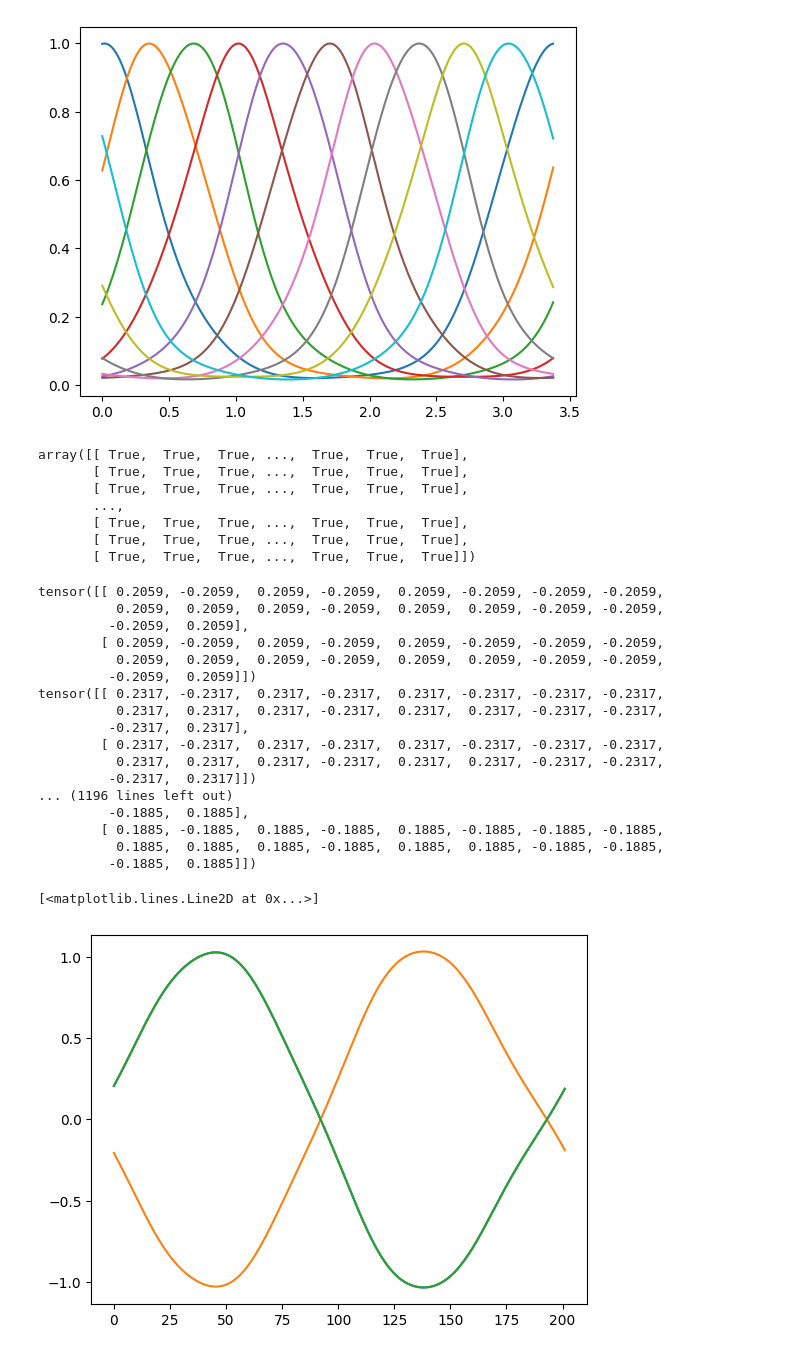
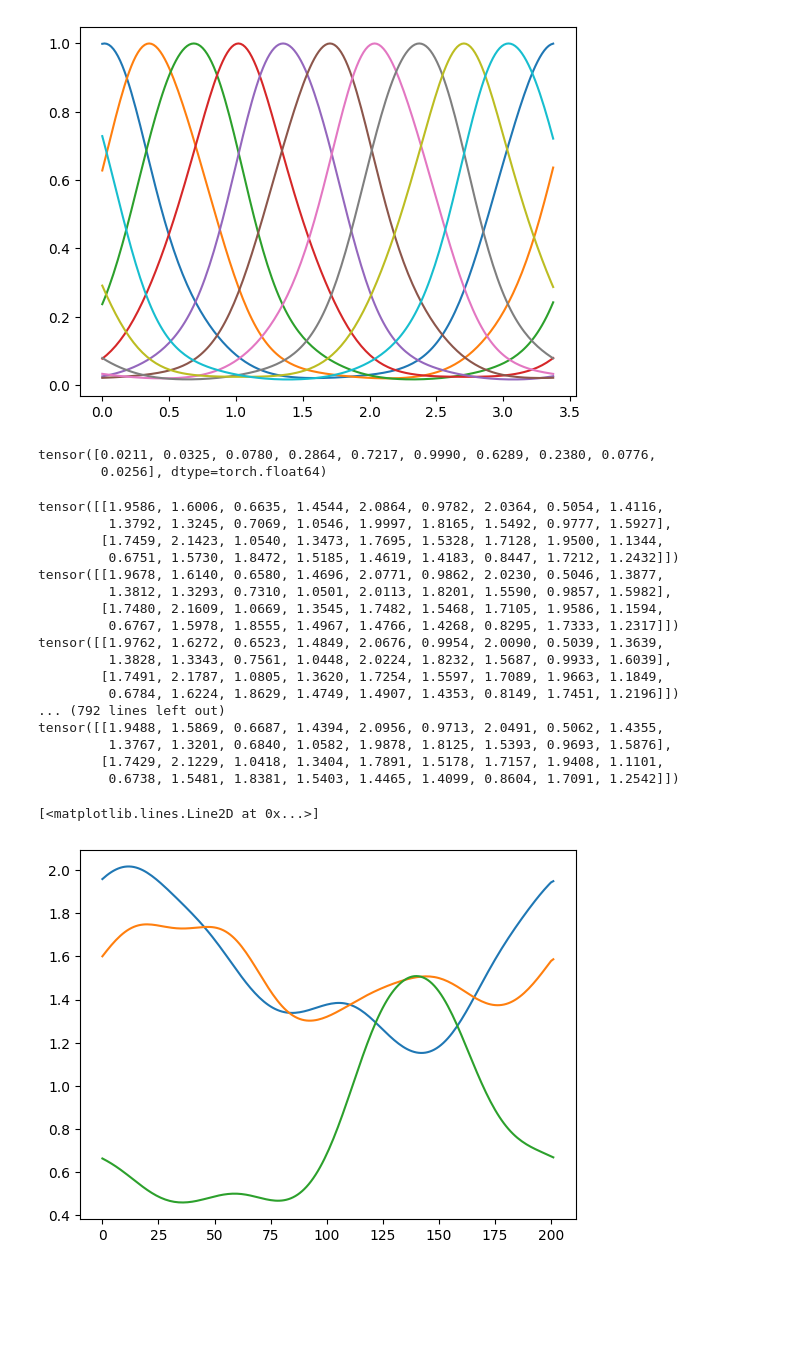
Before and after one commit to Leung555/OmniIsaacGymEnvs, a Jupyter notebook: omniisaacgymenvs/ES/notebook.ipynb, the cells around one changed output. Drawn from its saved outputs; the diff is of its cells as text; code cells hidden in the pictures; blank space fills up the shorter version.

```diff
--- a/omniisaacgymenvs/ES/notebook.ipynb
+++ b/omniisaacgymenvs/ES/notebook.ipynb
@@ -633,16 +633,6 @@ print(cy)
 [-0.19629085003193042, -0.15030423182556196, -0.05613592095571705, 0.06687723768703556, 0.17021873540086016, 0.1958824414584636, 0.14960025950775502, 0.05522169395134108, -0.06782267707017003, -0.1706 ...
 [0.006249717362699904, 0.1281375358718078, 0.19437367595071275, 0.18120355848904637, 0.11015129843719734, -0.00721669178311189, -0.12881358922563063, -0.19442094097003218, -0.18077260364239828, -0.109 ...
 [figure]
-# %%
-np.array(KENNE).T == _KENNE
-# %% [output]
-array([[ True,  True,  True, ...,  True,  True,  True],
-       [ True,  True,  True, ...,  True,  True,  True],
-       [ True,  True,  True, ...,  True,  True,  True],
-       ...,
-       [ True,  True,  True, ...,  True,  True,  True],
-       [ True,  True,  True, ...,  True,  True,  True],
-       [ True,  True,  True, ...,  True,  True,  True]])
 # %%
 def pre_compute_cpg():
     # Run for one period
@@ -728,49 +731,65 @@ weights = torch.Tensor([  y1,-y1, y1, -y1, y1,-y1,
+# %%
+p1 = KENNE[int(phase[0])]
+p2 = KENNE[int(phase[1])]
+p2
+# %% [output]
+tensor([0.0211, 0.0325, 0.0780, 0.2864, 0.7217, 0.9990, 0.6289, 0.2380, 0.0776,
+        0.0256], dtype=torch.float64)
 # %%
 output = []
 with torch.no_grad():
-    period = 0
+    # phase = 0
     for i in range(202):
         # print(period)
-
+        p1 = KENNE[int(phase[0])]
+        p2 = KENNE[int(phase[1])]
+        # rbf_out = torch.stack([p1, p2, p1, p2, p1, p2])
         # o1 = torch.tanh(1.01*( o1p*cos(omega) + o2p*sin(omega)))
         # o2 = torch.tanh(1.01*(-o1p*sin(omega) + o2p*cos(omega)))
         # O = torch.tanh(1.01*torch.matmul(O, W))
         # print('o1', o1)
         # posto1 = torch.sum(weights[0]*np.exp(variance*(o1 - centers)), dim=1)
         # posto2 = torch.sum(weights[1]*np.exp(variance*(o2 - centers)), dim=1)
         # a = torch.exp(-var * ((x[period]-cx) ** 2 + (y[period]-cy) ** 2))
-        post = torch.matmul(KENNE[period].float(), weights)
+        out_p1 = torch.matmul(p1.float(), weights)
+        out_p2 = torch.matmul(p2.float(), weights)
+        post = torch.concat([out_p1[:, 0:3], out_p2[:, 3:6], out_p1[:, 6:9]], dim=1)
+        outL = torch.concat([out_p1[:, 0:3], out_p2[:, 3:6], out_p1[:, 6:9]], dim=1)
+        outR = torch.concat([out_p2[:, 0:3], out_p1[:, 3:6], out_p2[:, 6:9]], dim=1)
+        post = torch.concat([outL, outR], dim=1)
+        # post = torch.matmul(KENNE[phase].float(), weights)
 
         # # cpg_out = torch.stack([posto1,posto2])
         output.append(post.tolist())
         # o1p = o1
         # o2p = o2
 
-        period += 1
-        if period > 201:
-            period = 0
+        phase = phase + 1
+        for index, j in enumerate(phase):
+            if j > 201:
+                phase[index] = 0
         print(post)
 plt.plot(np.array(output)[:,0,0])
 plt.plot(np.array(output)[:,0,1])
 plt.plot(np.array(output)[:,0,2])
 # plt.plot(output[:,1:2])
 # %% [output]
-tensor([[ 0.2059, -0.2059,  0.2059, -0.2059,  0.2059, -0.2059, -0.2059, -0.2059,
-          0.2059,  0.2059,  0.2059, -0.2059,  0.2059,  0.2059, -0.2059, -0.2059,
-         -0.2059,  0.2059],
-        [ 0.2059, -0.2059,  0.2059, -0.2059,  0.2059, -0.2059, -0.2059, -0.2059,
-          0.2059,  0.2059,  0.2059, -0.2059,  0.2059,  0.2059, -0.2059, -0.2059,
-         -0.2059,  0.2059]])
-tensor([[ 0.2317, -0.2317,  0.2317, -0.2317,  0.2317, -0.2317, -0.2317, -0.2317,
-          0.2317,  0.2317,  0.2317, -0.2317,  0.2317,  0.2317, -0.2317, -0.2317,
-         -0.2317,  0.2317],
-        [ 0.2317, -0.2317,  0.2317, -0.2317,  0.2317, -0.2317, -0.2317, -0.2317,
-          0.2317,  0.2317,  0.2317, -0.2317,  0.2317,  0.2317, -0.2317, -0.2317,
-         -0.2317,  0.2317]])
-... (1196 lines left out)
-         -0.1885,  0.1885],
-        [ 0.1885, -0.1885,  0.1885, -0.1885,  0.1885, -0.1885, -0.1885, -0.1885,
-          0.1885,  0.1885,  0.1885, -0.1885,  0.1885,  0.1885, -0.1885, -0.1885,
-         -0.1885,  0.1885]])
+tensor([[1.9586, 1.6006, 0.6635, 1.4544, 2.0864, 0.9782, 2.0364, 0.5054, 1.4116,
+         1.3792, 1.3245, 0.7069, 1.0546, 1.9997, 1.8165, 1.5492, 0.9777, 1.5927],
+        [1.7459, 2.1423, 1.0540, 1.3473, 1.7695, 1.5328, 1.7128, 1.9500, 1.1344,
+         0.6751, 1.5730, 1.8472, 1.5185, 1.4619, 1.4183, 0.8447, 1.7212, 1.2432]])
+tensor([[1.9678, 1.6140, 0.6580, 1.4696, 2.0771, 0.9862, 2.0230, 0.5046, 1.3877,
+         1.3812, 1.3293, 0.7310, 1.0501, 2.0113, 1.8201, 1.5590, 0.9857, 1.5982],
+        [1.7480, 2.1609, 1.0669, 1.3545, 1.7482, 1.5468, 1.7105, 1.9586, 1.1594,
+         0.6767, 1.5978, 1.8555, 1.4967, 1.4766, 1.4268, 0.8295, 1.7333, 1.2317]])
+tensor([[1.9762, 1.6272, 0.6523, 1.4849, 2.0676, 0.9954, 2.0090, 0.5039, 1.3639,
+         1.3828, 1.3343, 0.7561, 1.0448, 2.0224, 1.8232, 1.5687, 0.9933, 1.6039],
+        [1.7491, 2.1787, 1.0805, 1.3620, 1.7254, 1.5597, 1.7089, 1.9663, 1.1849,
+         0.6784, 1.6224, 1.8629, 1.4749, 1.4907, 1.4353, 0.8149, 1.7451, 1.2196]])
+... (792 lines left out)
+tensor([[1.9488, 1.5869, 0.6687, 1.4394, 2.0956, 0.9713, 2.0491, 0.5062, 1.4355,
+         1.3767, 1.3201, 0.6840, 1.0582, 1.9878, 1.8125, 1.5393, 0.9693, 1.5876],
+        [1.7429, 2.1229, 1.0418, 1.3404, 1.7891, 1.5178, 1.7157, 1.9408, 1.1101,
+         0.6738, 1.5481, 1.8381, 1.5403, 1.4465, 1.4099, 0.8604, 1.7091, 1.2542]])
 [<matplotlib.lines.Line2D at 0x...>]
-[figure, old version]
+[figure, new version]
```
Also changed, not shown: parts of 12 cells of this notebook.
